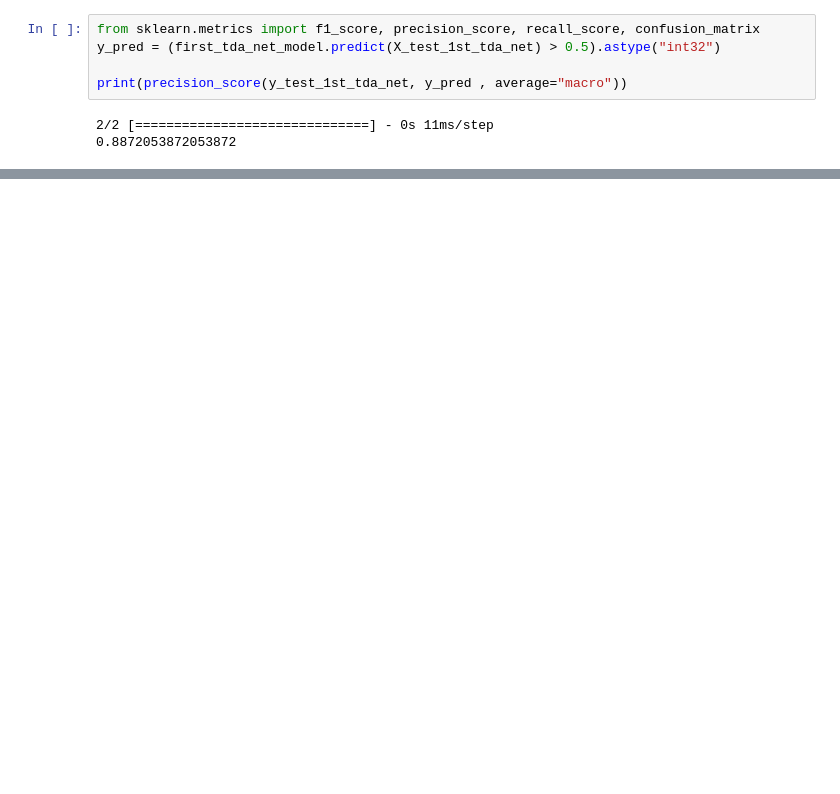
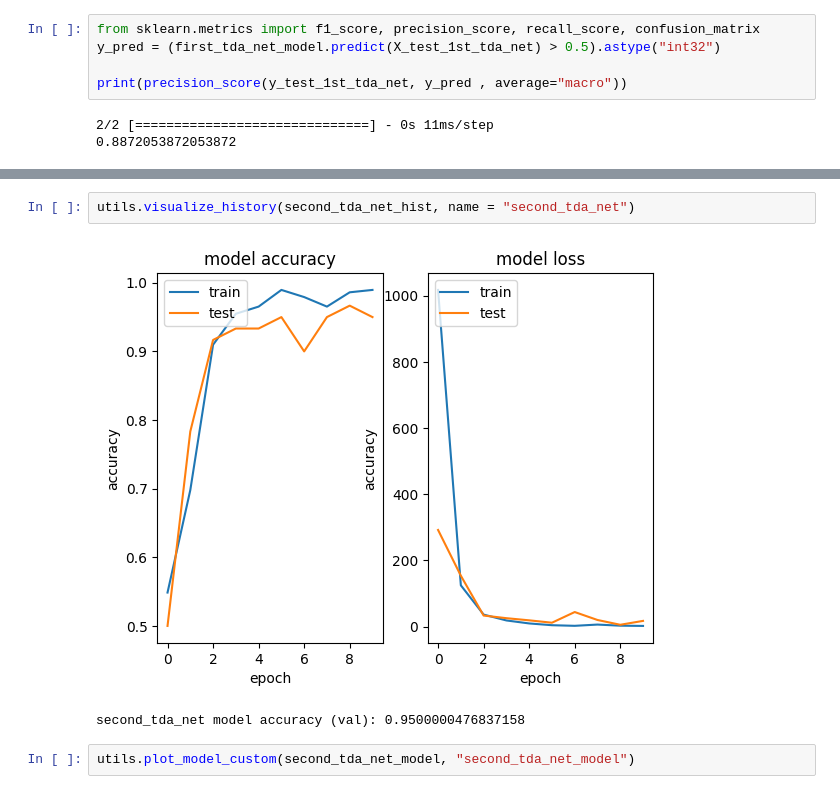
Before and after one commit to Ilnicki010/tda-net-covid-classification, a Jupyter notebook: main.ipynb, the cells around one changed output, grey strips where cells are left out. Cells and saved outputs as stored; diff of their text form; blank space fills up the shorter version.

Commit message:
2nd tda model

```diff
--- a/main.ipynb
+++ b/main.ipynb
@@ -210,0 +279,7 @@ print(precision_score(y_test_1st_tda_net, y_pred , average="macro"))
+# %%
+utils.visualize_history(second_tda_net_hist, name = "second_tda_net")
+# %% [output]
+[figure, added]
+second_tda_net model accuracy (val): 0.9500000476837158
+# %%
+utils.plot_model_custom(second_tda_net_model, "second_tda_net_model")
```
Also changed, not shown: parts of 9 cells of this notebook, 5 other files.
